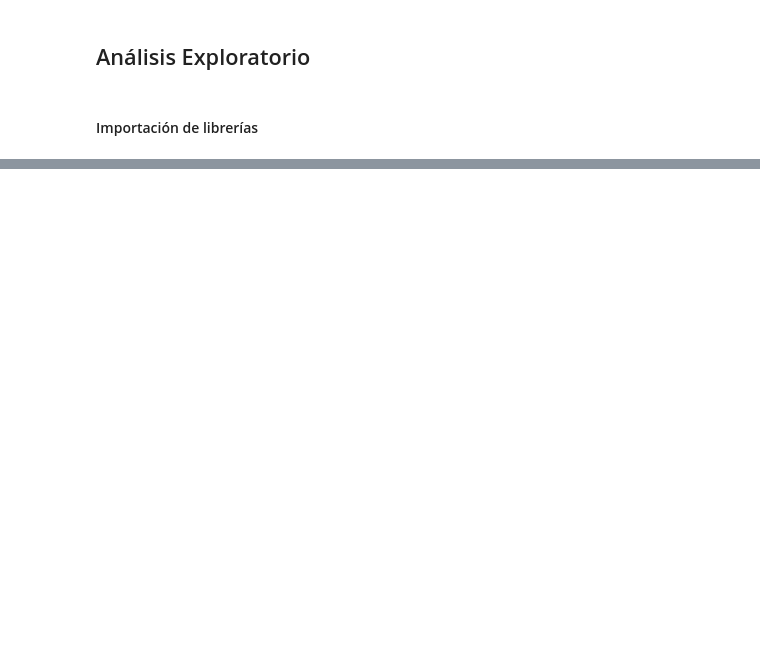
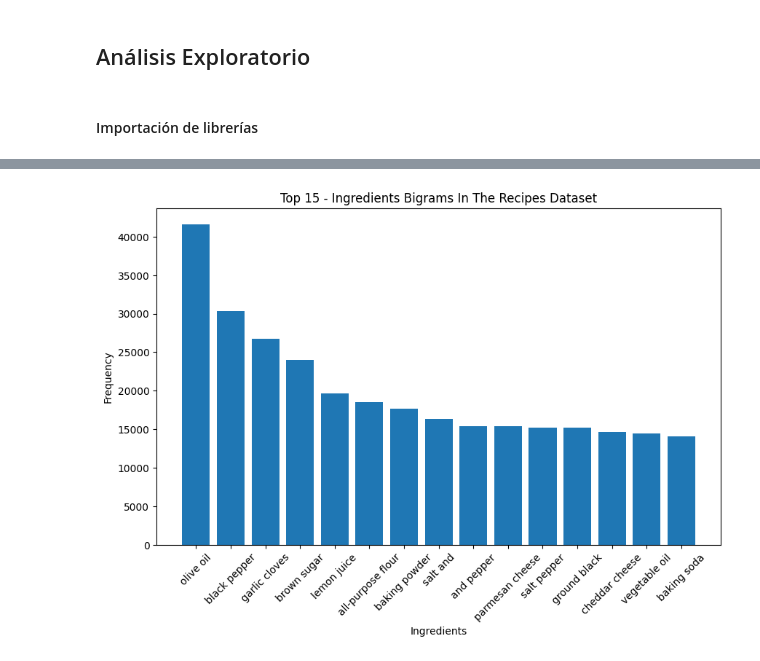
Before and after one commit to MGonza20/ProyectoFinal_DeepLearning, a Jupyter notebook: Exploratory_Analysis.ipynb, the cells around one changed output, grey strips where cells are left out. Drawn from its saved outputs; the diff is of its cells as text; code cells hidden in the pictures; blank space fills up the shorter version.

```diff
--- a/Exploratory_Analysis.ipynb
+++ b/Exploratory_Analysis.ipynb
@@ -73,0 +93,22 @@ plt.show()
+# %%
+def gen_bigrams(ingredients_list, filter_=False):
+    if not filter_: all_ingredients = [i for list_ in ingredients_list for i in list_]
+    else: all_ingredients = [i for list_ in ingredients_list for i in list_ if i not in exclude]
+    return list(bigrams(nltk.word_tokenize(' '.join(all_ingredients))))
+
+recipes_bigrams = gen_bigrams(recipes['ingredients'].tolist())
+bigram_counts = Counter(recipes_bigrams)
+most_common_bigrams = bigram_counts.most_common(15)
+
+bigrams_, count = zip(*most_common_bigrams)
+bigrams_ = [' '.join(bigram) for bigram in bigrams_]
+
+plt.figure(figsize=(10, 6))
+plt.bar(bigrams_, count)
+plt.xlabel('Ingredients')
+plt.ylabel('Frequency')
+plt.title('Top 15 - Ingredients Bigrams In The Recipes Dataset')
+plt.xticks(rotation=45)
+plt.show()
+# %% [output]
+[figure, added]
```
Also changed, not shown: parts of 4 cells of this notebook.
